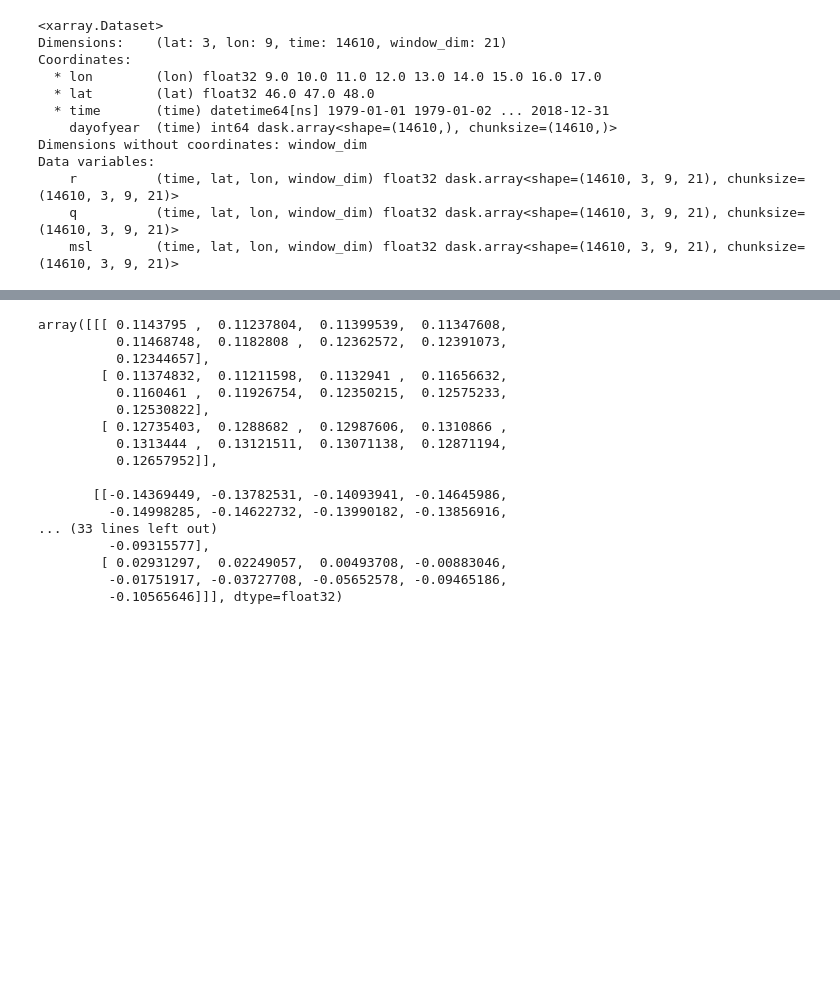
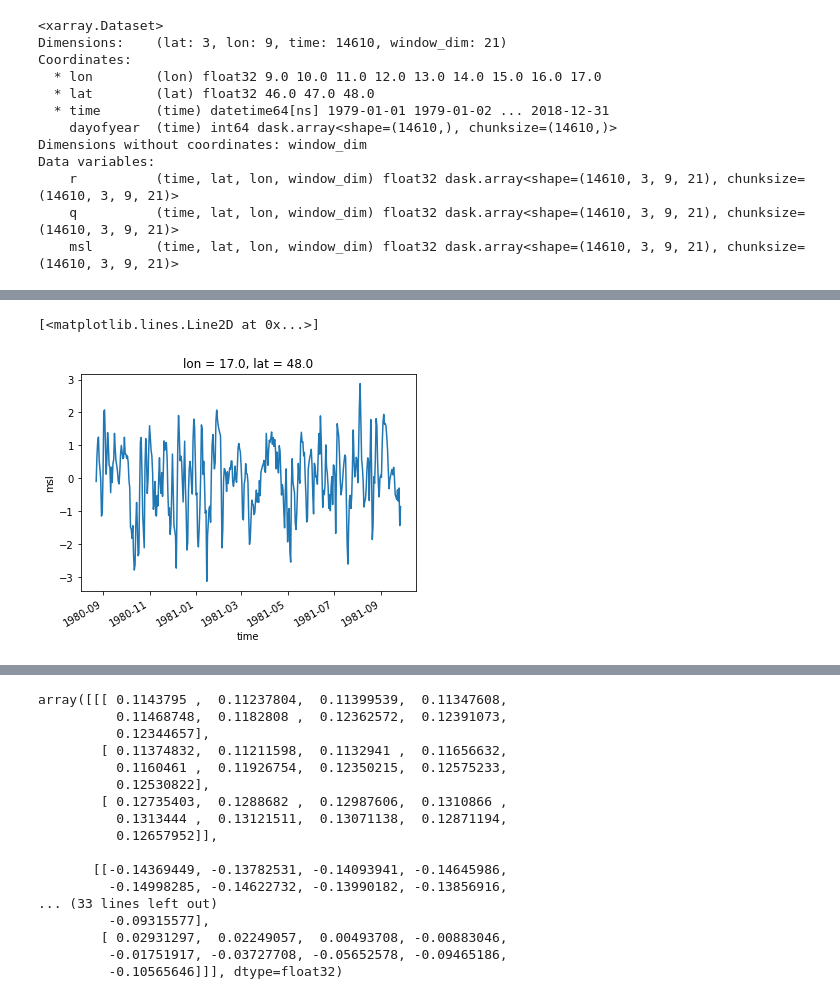
Before and after one commit to marthsabrina/klimo, a Jupyter notebook: main_validation.ipynb, the cells around one changed output, grey strips where cells are left out. Drawn from its saved outputs; the diff is of its cells as text; code cells hidden in the pictures; blank space fills up the shorter version.

```diff
--- a/main_validation.ipynb
+++ b/main_validation.ipynb
@@ -89,3 +98,8 @@ Data variables:
+# %%
+ds_rea.msl[600:1000,2,8].plot()
+# %% [output]
+[<matplotlib.lines.Line2D at 0x...>]
+[figure, added]
 # %%
 # Loop over dayofyear   ---------------------------------------------------------------------------------------------------------
 for _, ds_test in ds_rea_roll.groupby("time.dayofyear"):
```
Also changed, not shown: parts of 15 cells of this notebook.
